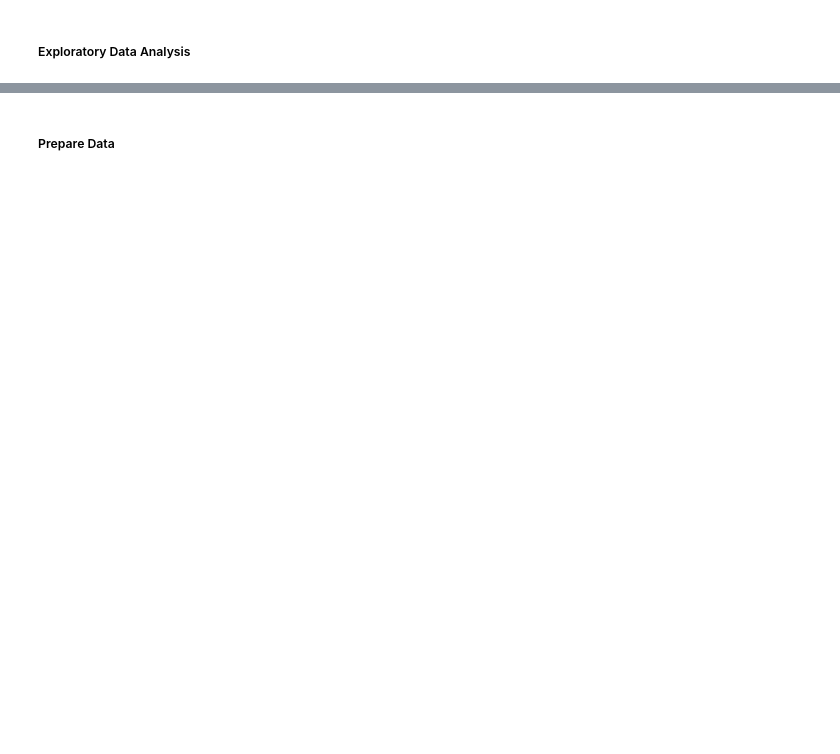
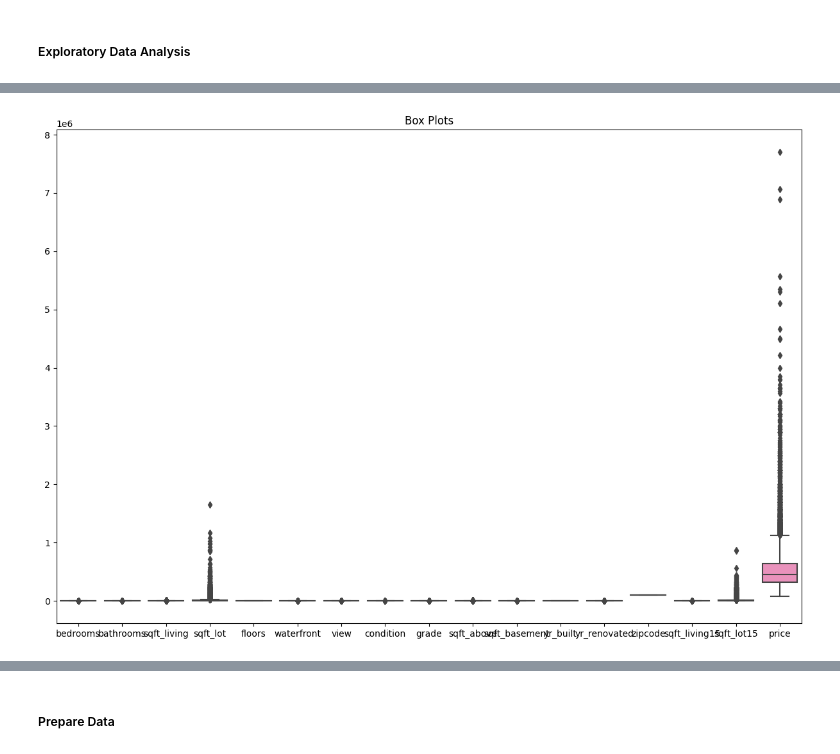
Before and after one commit to akshay-bharadva/dc-aidi, a Jupyter notebook: AIDI-1002-FINAL-PROJECT.ipynb, the cells around one changed output, grey strips where cells are left out. Drawn from its saved outputs; the diff is of its cells as text; code cells hidden in the pictures; blank space fills up the shorter version.

```diff
--- a/AIDI-1002-FINAL-PROJECT.ipynb
+++ b/AIDI-1002-FINAL-PROJECT.ipynb
@@ -17,0 +65,10 @@
+# %%
+# Box Plots
+plt.figure(figsize=(15, 10))
+sns.boxplot(data=df[['bedrooms', 'bathrooms', 'sqft_living', 'sqft_lot', 'floors', 'waterfront',
+                     'view', 'condition', 'grade', 'sqft_above', 'sqft_basement', 'yr_built',
+                     'yr_renovated', 'zipcode', 'sqft_living15', 'sqft_lot15', 'price']])
+plt.title('Box Plots')
+plt.show()
+# %% [output]
+[figure, added]
```
Also changed, not shown: parts of 38 cells of this notebook.
